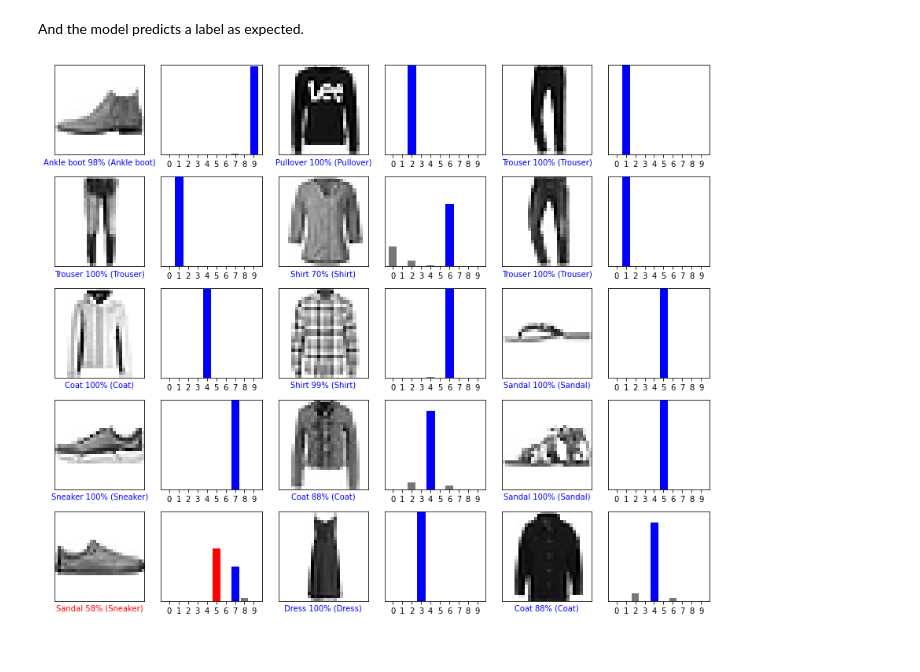
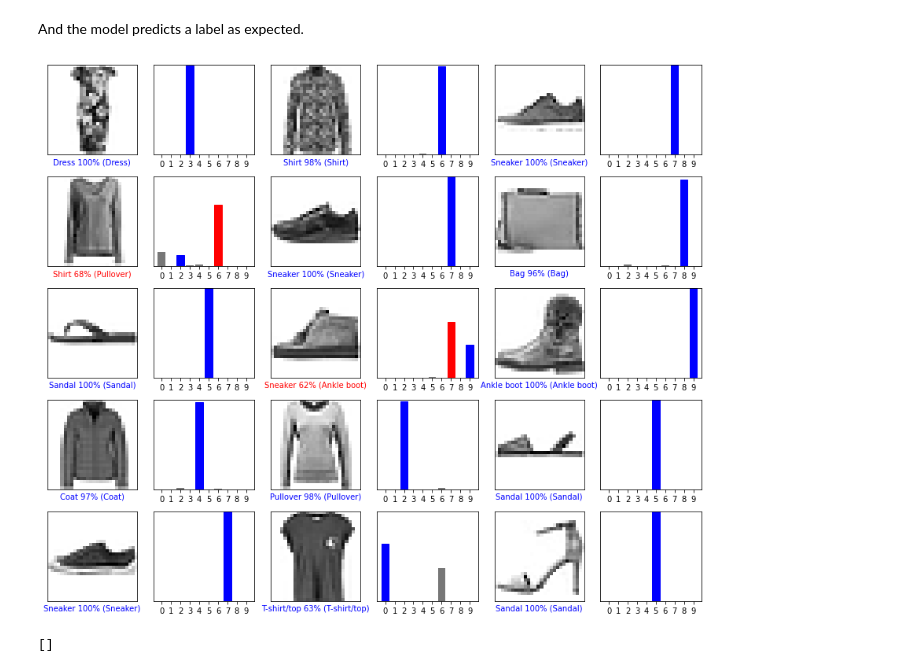
Before and after one commit to caseywdunn/vscodetest, a Jupyter notebook: classification.ipynb, the cells around one changed output. Cells and saved outputs as stored; diff of their text form; code cells hidden in the pictures.

```diff
--- a/classification.ipynb
+++ b/classification.ipynb
@@ -461,15 +461,19 @@ And the model predicts a label as expected.
 # %%
 num_rows = 5
 num_cols = 3
 num_images = num_rows*num_cols
 plt.figure(figsize=(2*2*num_cols, 2*num_rows))
 for i in range(num_images):
   j = i + 100
-  plt.subplot(num_rows, 2*num_cols, 2*j+1)
+  plt.subplot(num_rows, 2*num_cols, 2*i+1)
   plot_image(j, predictions[j], test_labels, test_images)
-  plt.subplot(num_rows, 2*num_cols, 2*j+2)
+  plt.subplot(num_rows, 2*num_cols, 2*i+2)
   plot_value_array(j, predictions[j], test_labels)
 plt.tight_layout()
 plt.show()
 # %% [output]
-[figure, old version]
+[figure, new version]
+# %%
+tf.config.list_physical_devices('GPU')
+# %% [output]
+[]
```
